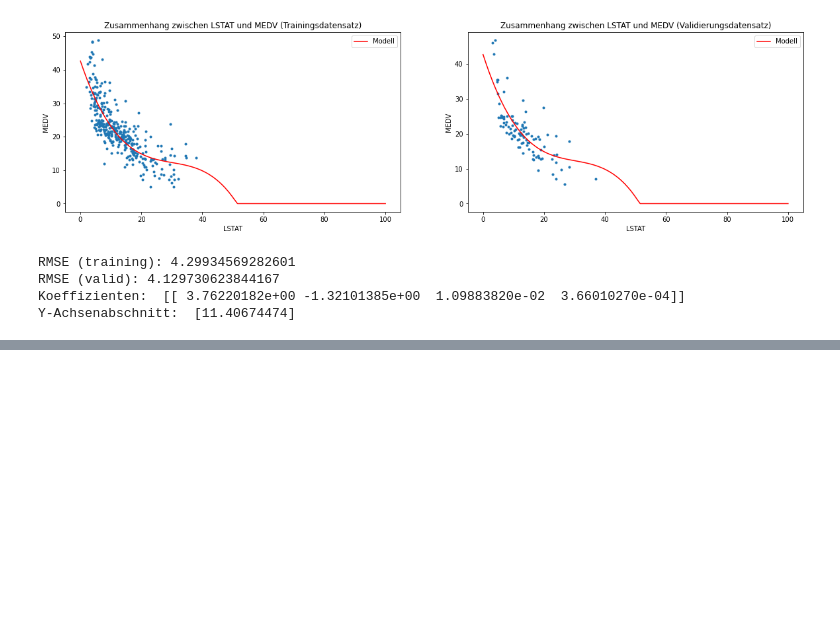
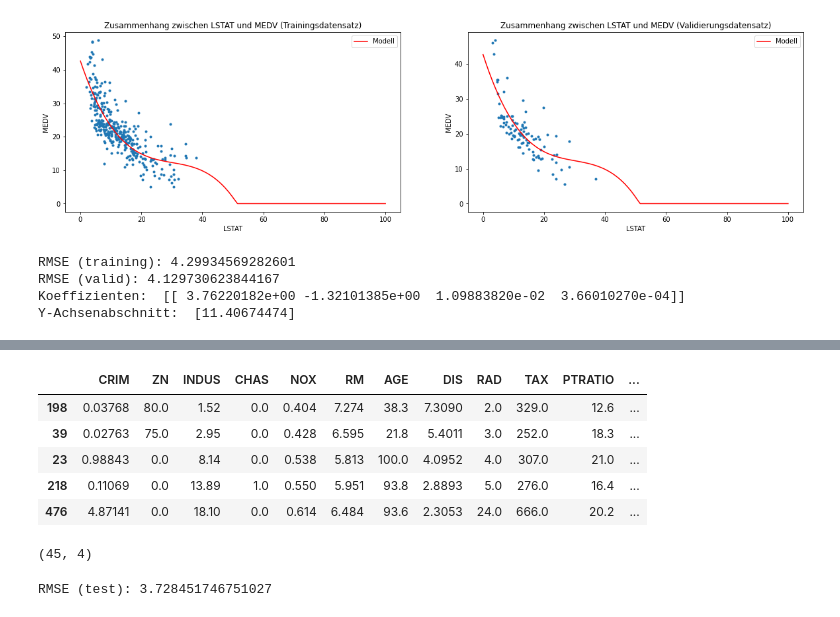
Before and after one commit to MarcelDeSutter/udemy_machine_learning, a Jupyter notebook: notebooks/01-02_Beispielprojekt_Regression.ipynb, the cells around one changed output, grey strips where cells are left out. Saved outputs shown, nothing was run; the diff lists cells and outputs as text; code cells hidden in the pictures; blank space fills up the shorter version.

```diff
--- a/notebooks/01-02_Erstes_Beispielprojekt.ipynb
+++ b/notebooks/01-02_Beispielprojekt_Regression.ipynb
@@ -462,0 +461,30 @@ ax.set_zlabel("MEDV");
+# %%
+test = pd.read_csv("data/boston_validation_data.csv", index_col = 0)
+# %%
+test.head()
+# %% [output]
+|  | CRIM | ZN | INDUS | CHAS | NOX | RM | AGE | DIS | RAD | TAX | PTRATIO | ... |
+| 198 | 0.03768 | 80.0 | 1.52 | 0.0 | 0.404 | 7.274 | 38.3 | 7.3090 | 2.0 | 329.0 | 12.6 | ... |
+| 39 | 0.02763 | 75.0 | 2.95 | 0.0 | 0.428 | 6.595 | 21.8 | 5.4011 | 3.0 | 252.0 | 18.3 | ... |
+| 23 | 0.98843 | 0.0 | 8.14 | 0.0 | 0.538 | 5.813 | 100.0 | 4.0952 | 4.0 | 307.0 | 21.0 | ... |
+| 218 | 0.11069 | 0.0 | 13.89 | 1.0 | 0.550 | 5.951 | 93.8 | 2.8893 | 5.0 | 276.0 | 16.4 | ... |
+| 476 | 4.87141 | 0.0 | 18.10 | 0.0 | 0.614 | 6.484 | 93.6 | 2.3053 | 24.0 | 666.0 | 20.2 | ... |
+# %%
+X_test_rm = np.array(test["RM"]).reshape(test["RM"].size, 1)
+X_test_lstat = np.array(test["LSTAT"]).reshape(test["LSTAT"].size, 1)
+y_test = np.array(test["MEDV"]).reshape(test["MEDV"].size, 1)
+
+poly = PolynomialFeatures(degree = 3, include_bias = False)
+X_test_lstat_poly = poly.fit_transform(X_test_lstat)
+
+X_test = np.c_[X_test_rm, X_test_lstat_poly]
+
+X_test.shape
+# %% [output]
+(45, 4)
+# %%
+test_rmse = np.sqrt(mean_squared_error(mult_modell.predict(X_test), y_test))
+
+print(f"RMSE (test): {test_rmse}")
+# %% [output]
+RMSE (test): 3.728451746751027
```
Also changed, not shown: parts of 3 cells of this notebook.
